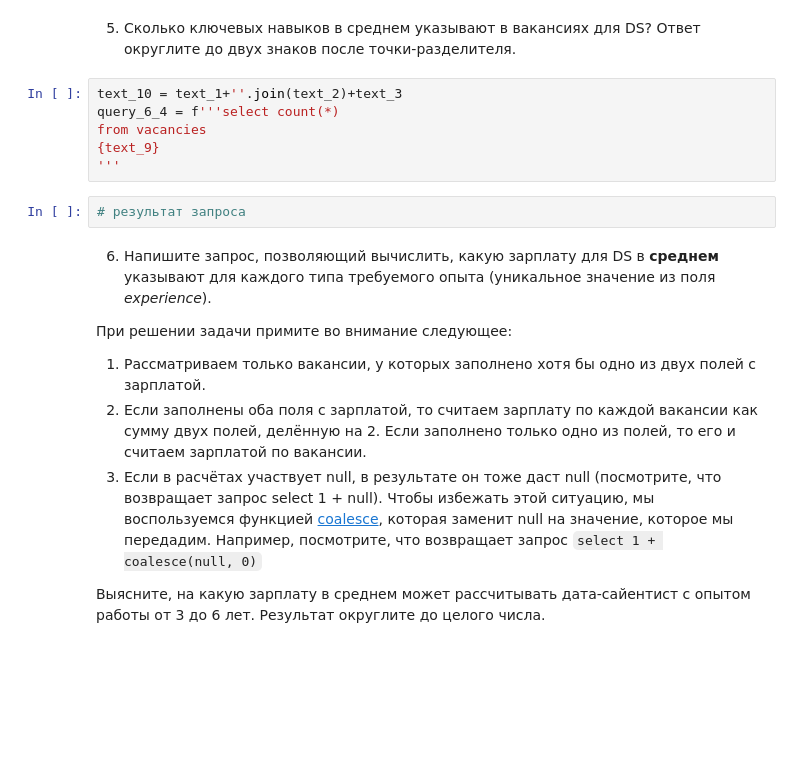
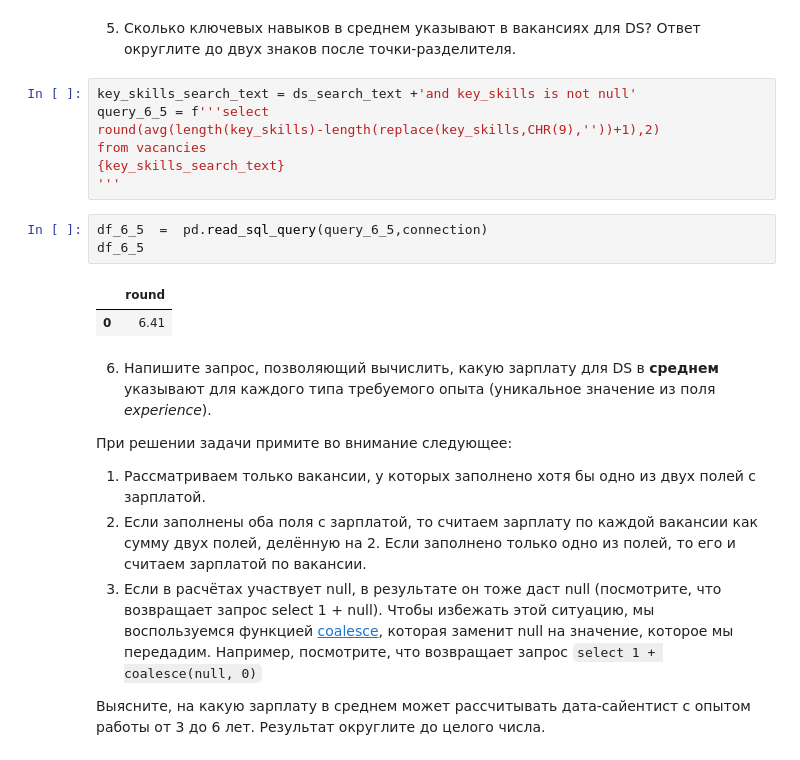
Before and after one commit to Karayushii/Skillfactory_DST, a Jupyter notebook: project_2/Project_2_Ноутбук_шаблон.ipynb, the cells around one changed output. Saved outputs shown, nothing was run; the diff lists cells and outputs as text; blank space fills up the shorter version.

```diff
--- a/project_2/Project_2_Ноутбук_шаблон.ipynb
+++ b/project_2/Project_2_Ноутбук_шаблон.ipynb
@@ -477,13 +483,18 @@ df
 5. Сколько ключевых навыков в среднем указывают в вакансиях для DS?
 Ответ округлите до двух знаков после точки-разделителя.
 # %%
-text_10 = text_1+''.join(text_2)+text_3
-query_6_4 = f'''select count(*)
+key_skills_search_text = ds_search_text +'and key_skills is not null'
+query_6_5 = f'''select
+round(avg(length(key_skills)-length(replace(key_skills,CHR(9),''))+1),2)
 from vacancies
-{text_9}
+{key_skills_search_text}
 '''
 # %%
-# результат запроса
+df_6_5  =  pd.read_sql_query(query_6_5,connection)
+df_6_5
+# %% [output]
+|  | round |
+| 0 | 6.41 |
 # %% [markdown]
 6. Напишите запрос, позволяющий вычислить, какую зарплату для DS в **среднем** указывают для каждого типа требуемого опыта (уникальное значение из поля *experience*).
 
```
Also changed, not shown: parts of 37 cells of this notebook.
